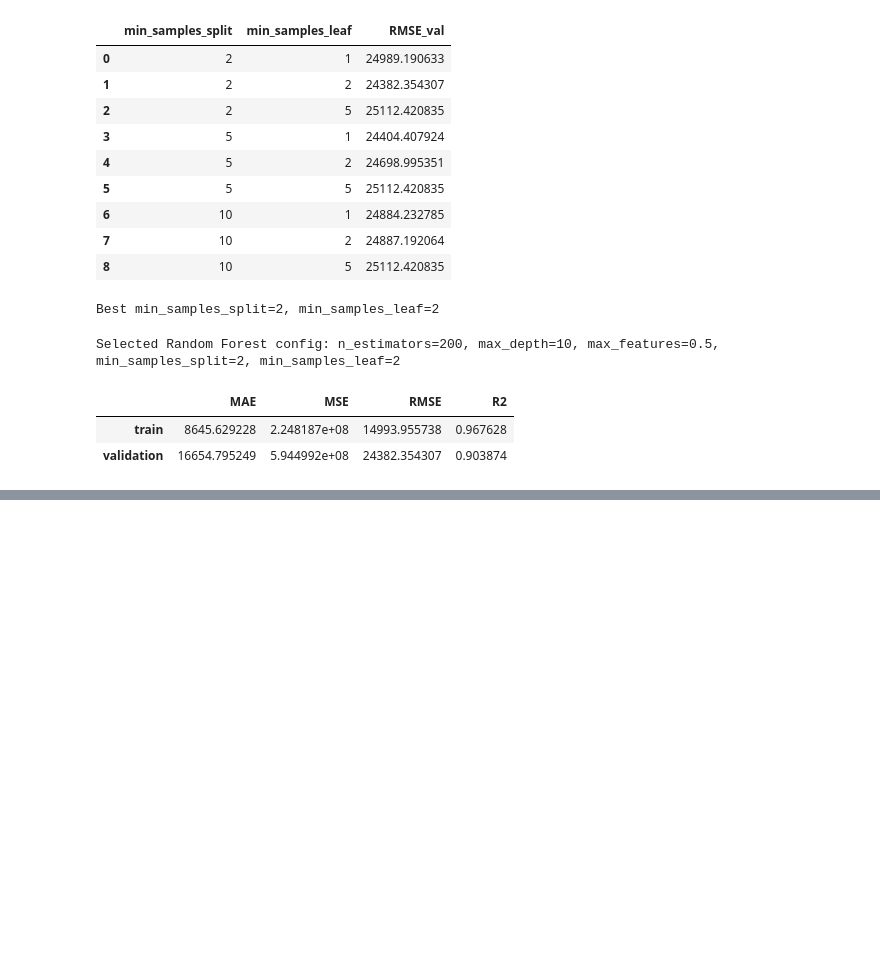
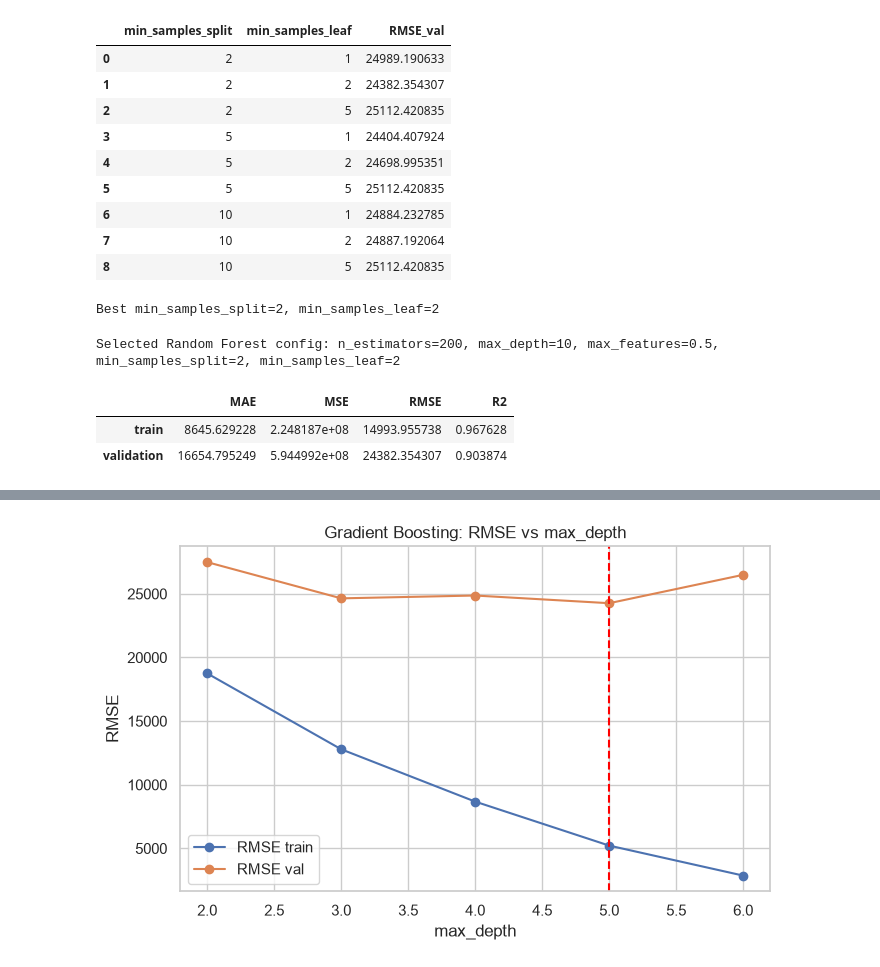
Before and after one commit to anuri-el/Machine-Learning-Technologies, a Jupyter notebook: trees.ipynb, the cells around one changed output, grey strips where cells are left out. Saved outputs shown, nothing was run; the diff lists cells and outputs as text; code cells hidden in the pictures; blank space fills up the shorter version.

```diff
--- a/trees.ipynb
+++ b/trees.ipynb
@@ -538,0 +607,18 @@ Selected Random Forest config: n_estimators=200, max_depth=10, max_features=0.5,
+# %%
+max_depth_gb = [2, 3, 4, 5, 6]
+
+gb_depth_results = []
+for depth in max_depth_gb:
+    model = GradientBoostingRegressor(n_estimators=best_n_estimators_gb, learning_rate=best_learning_rate_gb,
+                                      max_depth=depth, random_state=RANDOM_STATE)
+    model.fit(X_train_final, y_train_final)
+    train_m = regression_metrics(y_train_final, model.predict(X_train_final))
+    val_m = regression_metrics(y_val_final, model.predict(X_val_final))
+    gb_depth_results.append({'max_depth': depth, 'RMSE_train': train_m['RMSE'],
+                                  'RMSE_val': val_m['RMSE'], 'R2_val': val_m['R2']})
+
+gb_depth_df = pd.DataFrame(gb_depth_results)
+display(gb_depth_df)
+
+best_max_depth_gb = int(gb_depth_df.loc[gb_depth_df['RMSE_val'].idxmin(), 'max_depth'])
+print(f"Best max_depth for Gradient Boosting: {best_max_depth_gb}")
@@ -538,0 +633,13 @@ Selected Random Forest config: n_estimators=200, max_depth=10, max_features=0.5,
+# %%
+plt.figure(figsize=(7, 4.5))
+plt.plot(gb_depth_df['max_depth'], gb_depth_df['RMSE_train'], marker='o', label='RMSE train')
+plt.plot(gb_depth_df['max_depth'], gb_depth_df['RMSE_val'], marker='o', label='RMSE val')
+plt.axvline(best_max_depth_gb, color='red', linestyle='--')
+plt.xlabel('max_depth')
+plt.ylabel('RMSE')
+plt.title('Gradient Boosting: RMSE vs max_depth')
+plt.legend()
+plt.tight_layout()
+plt.show()
+# %% [output]
+[figure, added]
```
Also changed, not shown: parts of 26 cells of this notebook.
